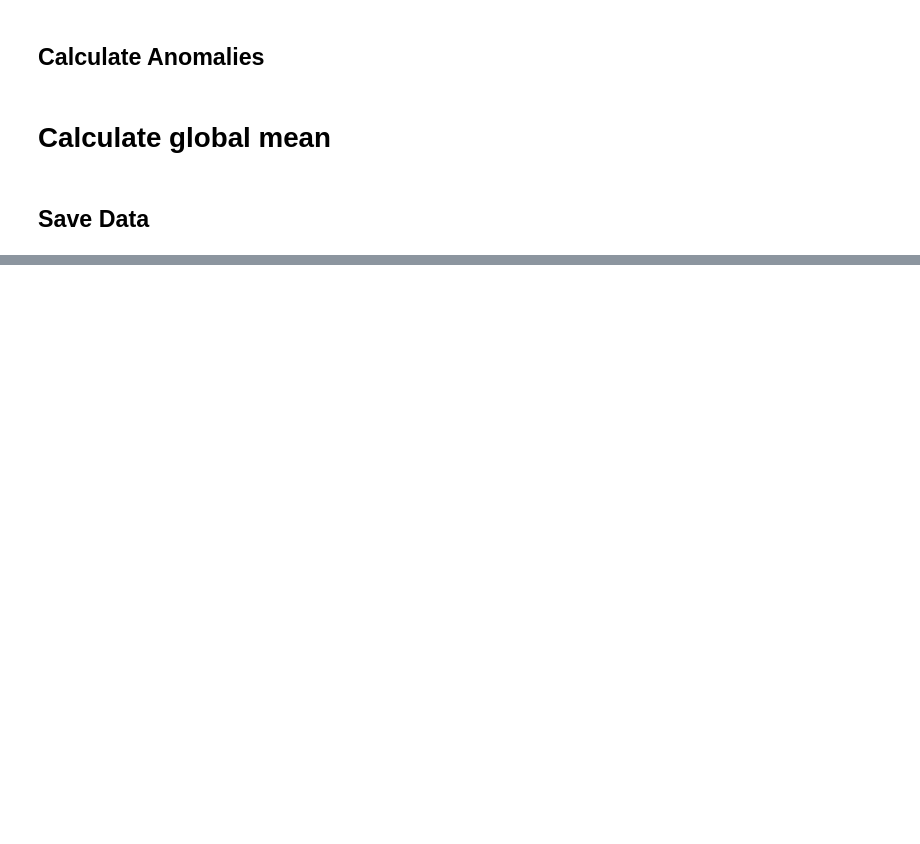
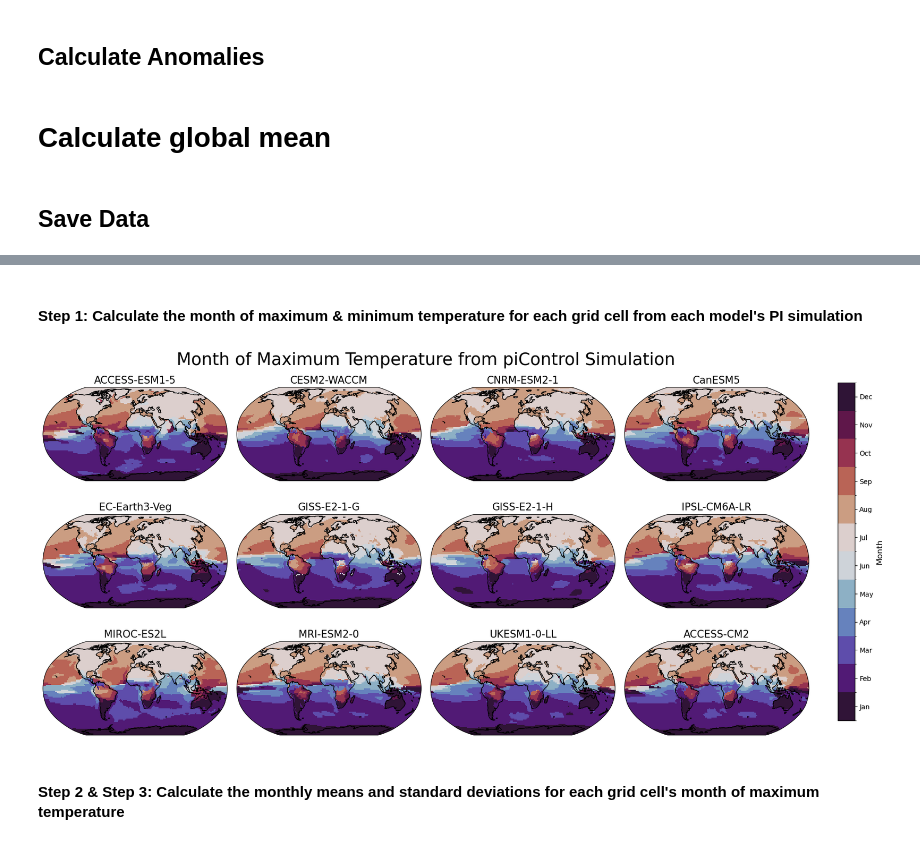
Before and after one commit to sp-clark/cdrmip_extremes, a Jupyter notebook: notebooks/ScenarioMIP/01_load_ScenarioMIP_tas.ipynb, the cells around one changed output, grey strips where cells are left out. Cells and saved outputs as stored; diff of their text form; code cells hidden in the pictures; blank space fills up the shorter version.

```diff
--- a/notebooks/ScenarioMIP/01_load_ScenarioMIP_tas.ipynb
+++ b/notebooks/ScenarioMIP/01_load_ScenarioMIP_tas.ipynb
@@ -152,3 +159,9 @@ Too many items to display (display_max_html_elements exceeded)
+# %%
+pi_datatree = xr.DataTree.from_dict({
+    f"/{model}/{member}": ds
+    for model, member_dict in piControl.items()
+    for member, ds in member_dict.items()
+})
 # %% [markdown]
 ## Regrid to common grid
 # %%
@@ -158,6 +171,7 @@ def regrid_ds(ds):
     return ds
 
 regridded_dt = dt.map_over_datasets(regrid_ds)
+regridded_pi_dt = pi_datatree.map_over_datasets(regrid_ds)
 # %% [output]
 Building regridder for grid (145,) x (192,)
 Building regridder for grid (192,) x (288,)
@@ -197,0 +251,16 @@ gsat_dt = anomaly_dt.map_over_datasets(global_mean)
+# %% [markdown]
+#### Step 1: Calculate the month of maximum & minimum temperature for each grid cell from each model's PI simulation ####
+# %%
+extreme_months = regridded_pi_dt.map_over_datasets(ext_freq.monthly_extrema_dt)
+# %%
+import cartopy.crs as ccrs
+import matplotlib.pyplot as plt
+from matplotlib.colors import ListedColormap, BoundaryNorm
+cbar_kwargs = {
+    "fraction": 0.06,
+    "aspect": 20,
+    'orientation':'vertical',
+    'location':'right',
+    'anchor':(7,0.5),
+    'pad':0.02,
+}
@@ -197,0 +356,10 @@ gsat_dt = anomaly_dt.map_over_datasets(global_mean)
+# %%
+plot_hottest_coldest_month(
+    extreme_months,
+    'max',
+    "Month of Maximum Temperature from piControl Simulation"
+)
+# %% [output]
+[figure, added]
+# %% [markdown]
+#### Step 2 & Step 3: Calculate the monthly means and standard deviations for each grid cell's month of maximum temperature ####
```
Also changed, not shown: parts of 38 cells of this notebook, 30 other files.
